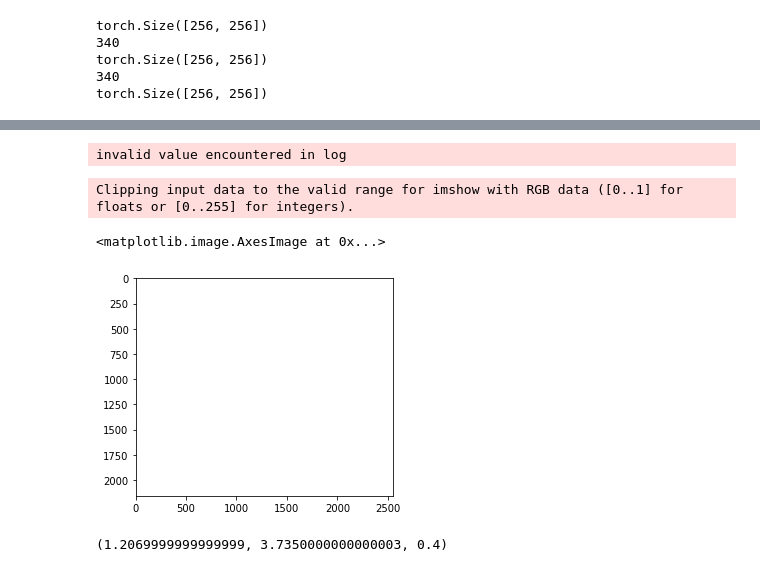
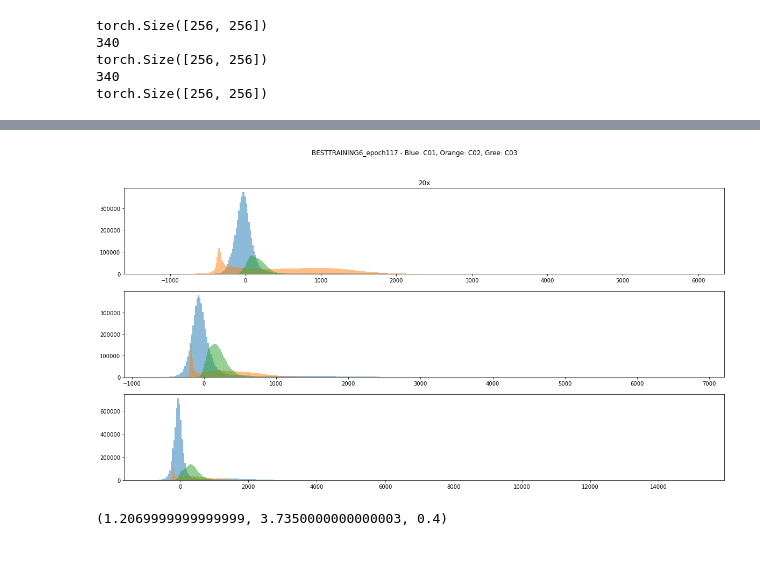
Before and after one commit to aidotse/Team-Yenomze, a Jupyter notebook: TestNotebook.ipynb, the cells around one changed output, grey strips where cells are left out. Cells and saved outputs as stored; diff of their text form; code cells hidden in the pictures.

```diff
--- a/TestNotebook.ipynb
+++ b/TestNotebook.ipynb
@@ -147,6 +167,6 @@ class TestHandler():
 # %%
 model = GeneratorUnet()
-model_chkp_path = "checkpoints/BESTTRAINING6/G_epoch_129.pth"
+model_chkp_path = "checkpoints/BESTTRAINING6/G_epoch_117.pth"
 patch_iterator = OverlappyGridyDataset
 # %%
 def count_parameters(model):
@@ -200,7 +220,7 @@ img_60x_tuple = [('/data/60x_images/AssayPlate_Greiner_#655090_B03_T0001F001L01A
              '/data/60x_images/AssayPlate_Greiner_#655090_B03_T0001F001L01A02Z01C02.tif',
              '/data/60x_images/AssayPlate_Greiner_#655090_B03_T0001F001L01A03Z01C03.tif')
 ]
-pred_60x = test_handler.run_test(img_60x_tuple)
+pred_60x = test_handler.run_test(img_60x_tuple, mag_level="60x")
 # %% [output]
 torch.Size([256, 256])
 340
@@ -220,7 +240,7 @@ img_40x_tuple = [('/data/40x_images/AssayPlate_Greiner_#655090_B03_T0001F002L01A
              '/data/40x_images/AssayPlate_Greiner_#655090_B03_T0001F002L01A02Z01C02.tif',
              '/data/40x_images/AssayPlate_Greiner_#655090_B03_T0001F002L01A03Z01C03.tif')
 ]
-pred_40x = test_handler.run_test(img_40x_tuple)
+pred_40x = test_handler.run_test(img_40x_tuple, mag_level="40x")
 # %% [output]
 torch.Size([256, 256])
 340
@@ -240,7 +260,7 @@ img_20x_tuple = [('/data/20x_images/AssayPlate_Greiner_#655090_B03_T0001F002L01A
              '/data/20x_images/AssayPlate_Greiner_#655090_B03_T0001F002L01A02Z01C02.tif',
              '/data/20x_images/AssayPlate_Greiner_#655090_B03_T0001F002L01A03Z01C03.tif')
 ]
-pred_20x = test_handler.run_test(img_20x_tuple)
+pred_20x = test_handler.run_test(img_20x_tuple, mag_level="20x")
 # %% [output]
 torch.Size([256, 256])
 340
@@ -283,13 +289,26 @@ rmse(gt_60x[0], pred_60x[0]), rmse(gt_60x[1], pred_60x[1]), rmse(gt_60x[2], pred
-# %%
-img = (np.log(1 + img) - 5.5)/5.5
-# %% [output]
-invalid value encountered in log
-# %%
-plt.imshow(np.stack(smt, axis=-1))
-# %% [output]
-Clipping input data to the valid range for imshow with RGB data ([0..1] for floats or [0..255] for integers).
-<matplotlib.image.AxesImage at 0x...>
-[figure, removed]
+# %%
+fig, axs = plt.subplots(3, figsize=(20,10))
+
+axs[0].hist((gt_60x[0]-pred_60x[0]).ravel(), bins=400, alpha=0.5)
+axs[0].hist((gt_60x[1]-pred_60x[1]).ravel(), bins=400, alpha=0.5)
+axs[0].hist((gt_60x[2]-pred_60x[2]).ravel(), bins=400, alpha=0.5)
+axs[0].set_title("60x")
+
+axs[1].hist((gt_40x[0]-pred_40x[0]).ravel(), bins=400, alpha=0.5)
+axs[1].hist((gt_40x[1]-pred_40x[1]).ravel(), bins=400, alpha=0.5)
+axs[1].hist((gt_40x[2]-pred_40x[2]).ravel(), bins=400, alpha=0.5)
+axs[0].set_title("40x")
+
+axs[2].hist((gt_20x[0]-pred_20x[0]).ravel(), bins=400, alpha=0.5)
+axs[2].hist((gt_20x[1]-pred_20x[1]).ravel(), bins=400, alpha=0.5)
+axs[2].hist((gt_20x[2]-pred_20x[2]).ravel(), bins=400, alpha=0.5)
+axs[0].set_title("20x")
+
+fig.suptitle('BESTTRAINING6_epoch117 - Blue: C01, Orange: C02, Gree: C03')
+
+plt.show()
+# %% [output]
+[figure, added]
 # %%
 0.5*1.42 + 0.1*2.01 + 0.4*0.74, 150*(0.5*0.034 + 0.1*0.023 + 0.4*0.014), 0.1*4
 # %% [output]
```
Also changed, not shown: parts of 15 cells of this notebook, 4 other files.
